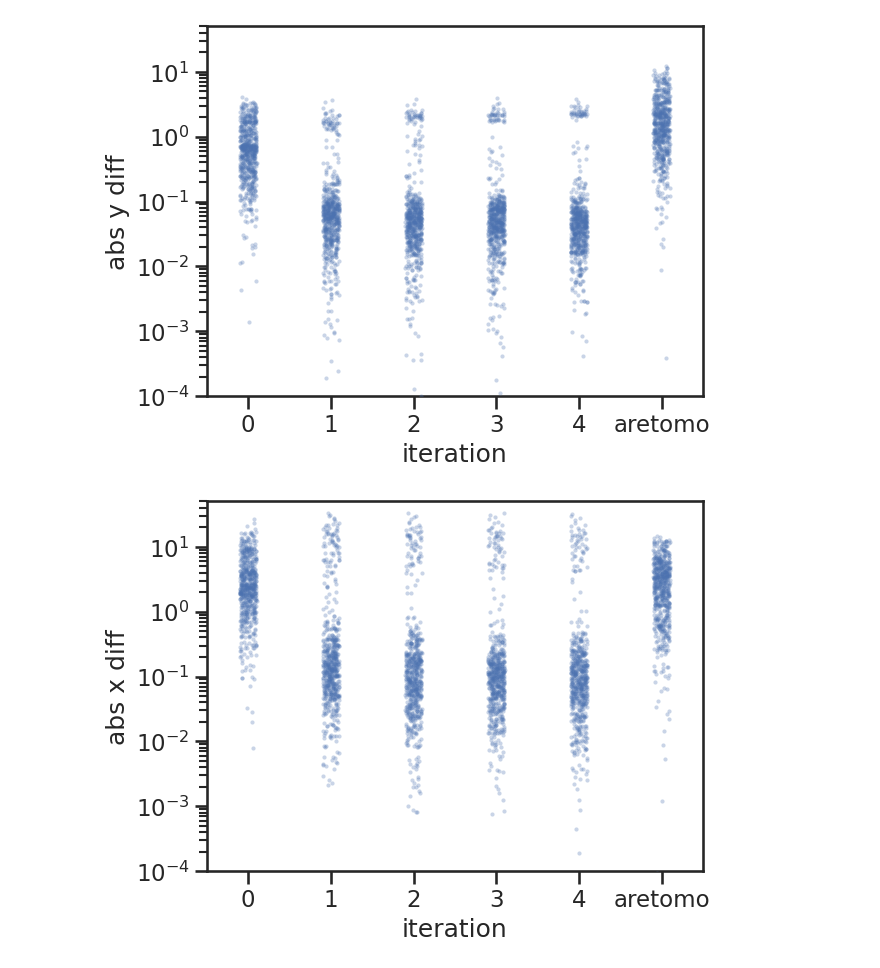
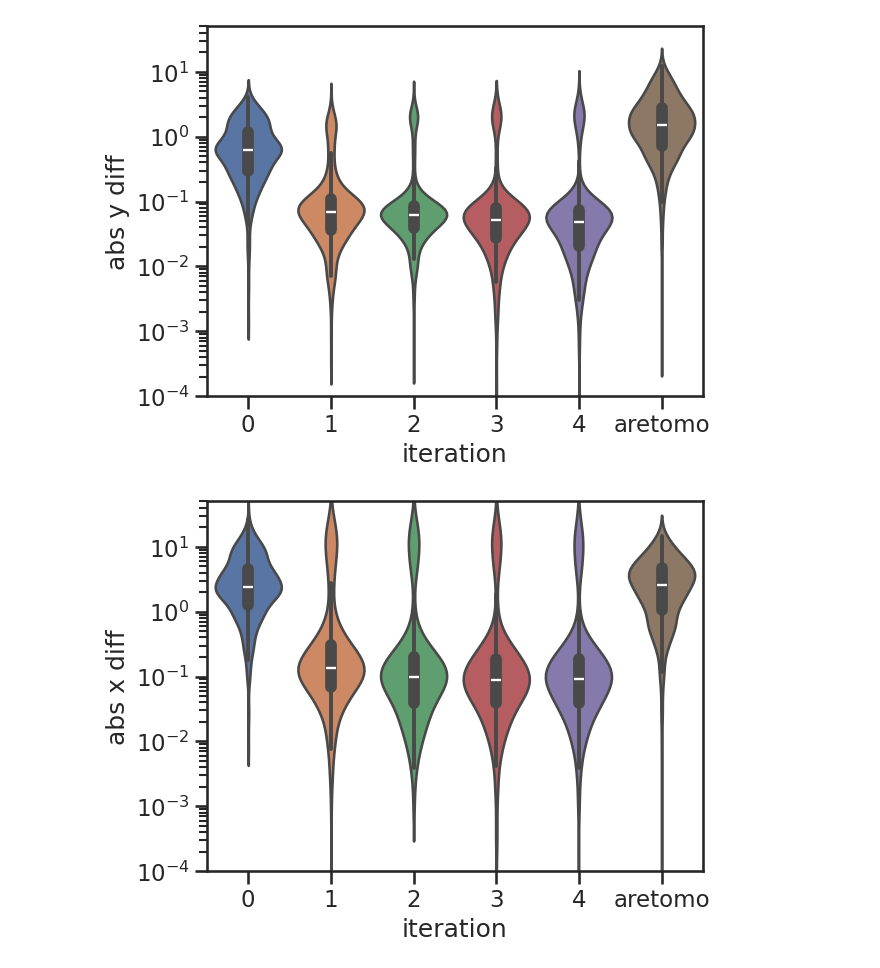
Before and after one commit to warpem/miss-alignment, a Jupyter notebook: paper/notebooks/shrec_eval/visualize_iterations.ipynb, the cells around one changed output. Cells and saved outputs as stored; diff of their text form; code cells hidden in the pictures.

Commit message:
update figure generation code

```diff
--- a/paper/notebooks/shrec_eval/visualize_iterations.ipynb
+++ b/paper/notebooks/shrec_eval/visualize_iterations.ipynb
@@ -119,17 +90,16 @@ graph for model_5
 # %%
 data = pd.DataFrame(results, columns=['model', 'iteration', 'abs y diff', 'abs x diff'])
 
-sns.stripplot(data=data, x='iteration', y='abs y diff', legend=False, size=3, alpha=.3)
+sns.violinplot(data=data, x='iteration', y='abs y diff', hue='iteration', legend=False, log_scale=True)
 plt.yscale('log')
 plt.ylim(1e-4, 50)
-
-plt.savefig(f'{experiment}_stripplot_abs_y_diff.png', dpi=300, bbox_inches='tight')
+plt.savefig(f'{experiment}_violin_abs_y_diff.png', dpi=300, bbox_inches='tight')
 # %% [output]
-[figure, old version]
+[figure, new version]
 # %%
-sns.stripplot(data=data, x='iteration', y='abs x diff', legend=False, size=3, alpha=.3)
+sns.violinplot(data=data, x='iteration', y='abs x diff', hue='iteration', legend=False, log_scale=True)
 plt.yscale('log')
 plt.ylim(1e-4, 50)
-plt.savefig(f'{experiment}_stripplot_abs_x_diff.png', dpi=300, bbox_inches='tight')
+plt.savefig(f'{experiment}_violin_abs_x_diff.png', dpi=300, bbox_inches='tight')
 # %% [output]
-[figure, old version]
+[figure, new version]
```
Also changed, not shown: parts of 2 cells of this notebook, 15 other files.
